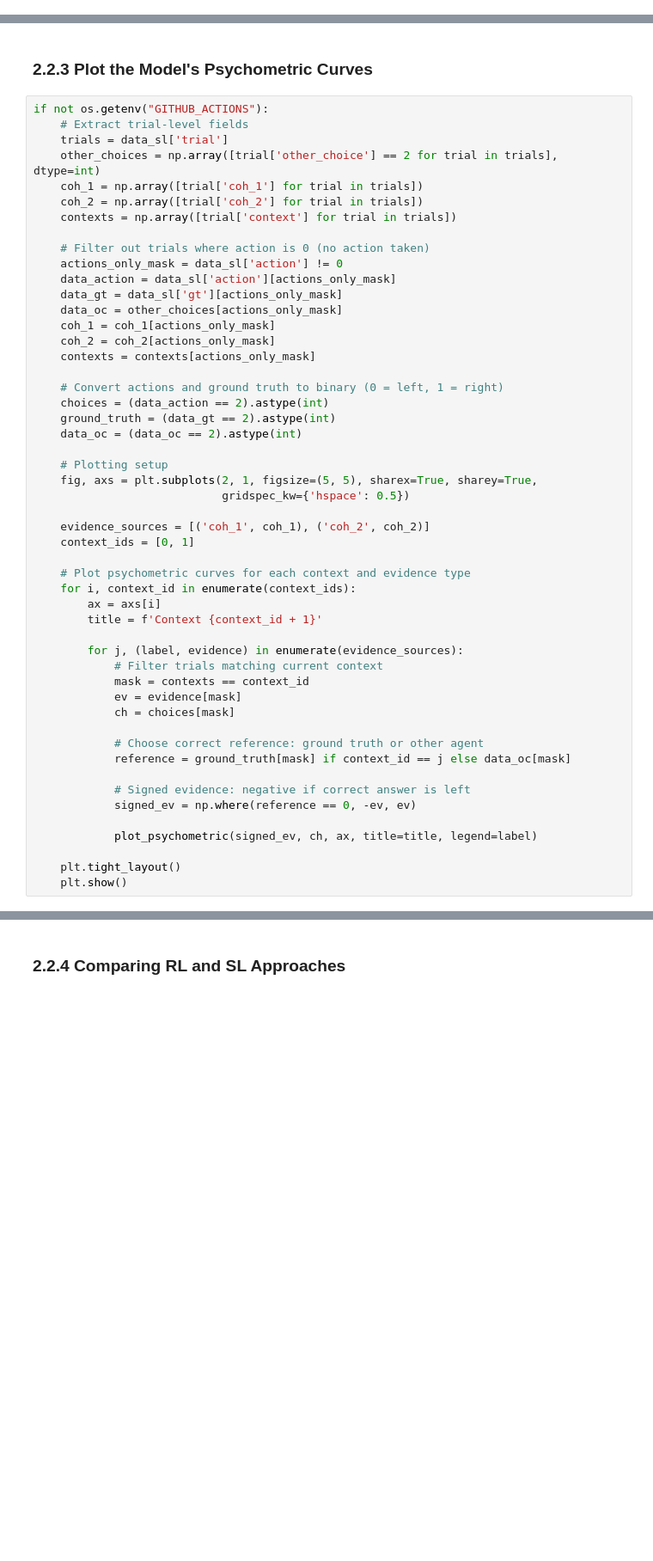
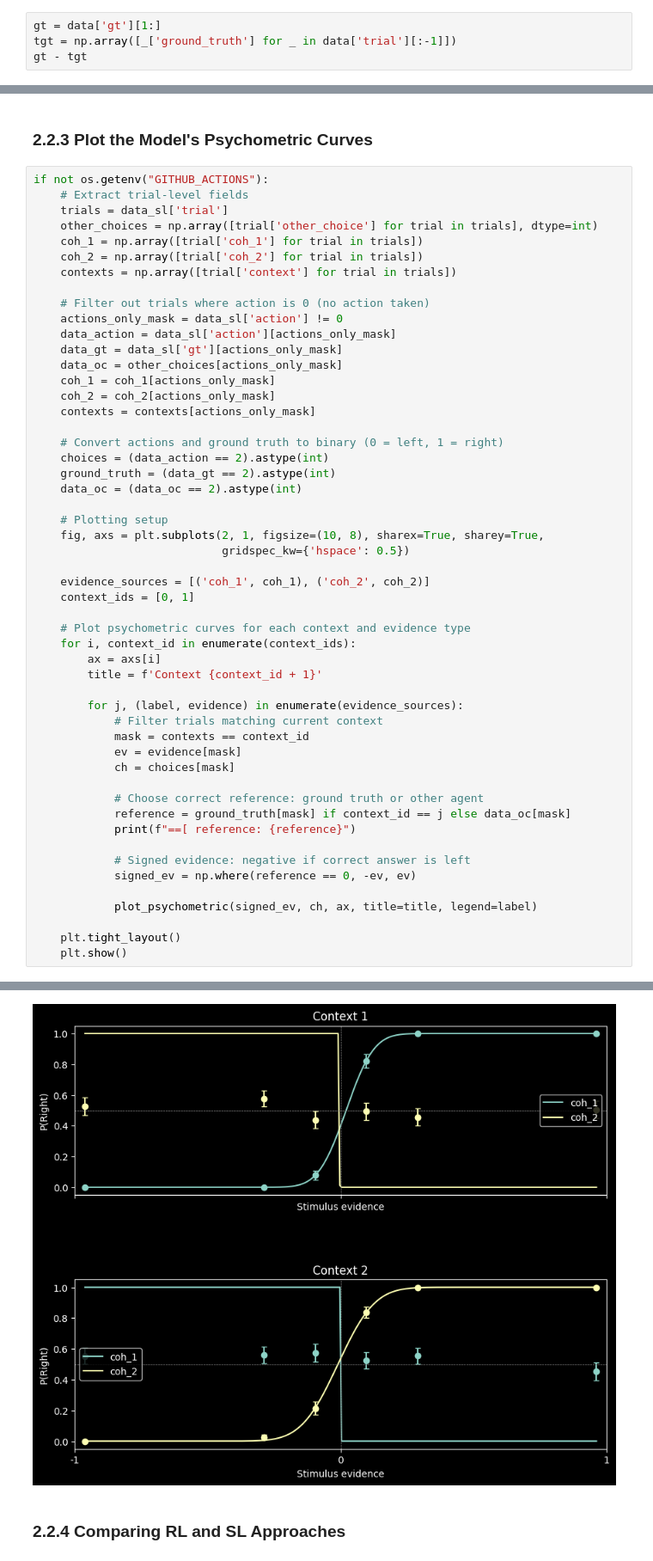
Before and after one commit to neurogym/neurogym, a Jupyter notebook: docs/examples/contextdecisionmaking.ipynb, the cells around one changed output, grey strips where cells are left out. Shown at 86% size. Cells and saved outputs as stored; diff of their text form; blank space fills up the shorter version.

```diff
--- a/docs/examples/contextdecisionmaking.ipynb
+++ b/docs/examples/contextdecisionmaking.ipynb
@@ -315,0 +427,4 @@ if not os.getenv("GITHUB_ACTIONS"):
+# %%
+gt = data['gt'][1:]
+tgt = np.array([_['ground_truth'] for _ in data['trial'][:-1]])
+gt - tgt
@@ -524,7 +697,7 @@ print(f"Mean performance across {EVAL_TRIALS} trials: {sl_mean_performance:.4f}"
 if not os.getenv("GITHUB_ACTIONS"):
     # Extract trial-level fields
     trials = data_sl['trial']
-    other_choices = np.array([trial['other_choice'] == 2 for trial in trials], dtype=int)
+    other_choices = np.array([trial['other_choice'] for trial in trials], dtype=int)
     coh_1 = np.array([trial['coh_1'] for trial in trials])
     coh_2 = np.array([trial['coh_2'] for trial in trials])
     contexts = np.array([trial['context'] for trial in trials])
@@ -544,7 +717,7 @@ if not os.getenv("GITHUB_ACTIONS"):
     data_oc = (data_oc == 2).astype(int)
 
     # Plotting setup
-    fig, axs = plt.subplots(2, 1, figsize=(5, 5), sharex=True, sharey=True,
+    fig, axs = plt.subplots(2, 1, figsize=(10, 8), sharex=True, sharey=True,
                             gridspec_kw={'hspace': 0.5})
 
     evidence_sources = [('coh_1', coh_1), ('coh_2', coh_2)]
@@ -563,6 +736,7 @@ if not os.getenv("GITHUB_ACTIONS"):
 
             # Choose correct reference: ground truth or other agent
             reference = ground_truth[mask] if context_id == j else data_oc[mask]
+            print(f"==[ reference: {reference}")
 
             # Signed evidence: negative if correct answer is left
             signed_ev = np.where(reference == 0, -ev, ev)
@@ -571,3 +745,4 @@ if not os.getenv("GITHUB_ACTIONS"):
 
     plt.tight_layout()
     plt.show()
+# %% [output]
@@ -574,3 +766,4 @@ if not os.getenv("GITHUB_ACTIONS"):
+[figure, added]
 # %% [markdown]
 ### 2.2.4 Comparing RL and SL Approaches
 # %%
```
Also changed, not shown: parts of 16 cells of this notebook.
